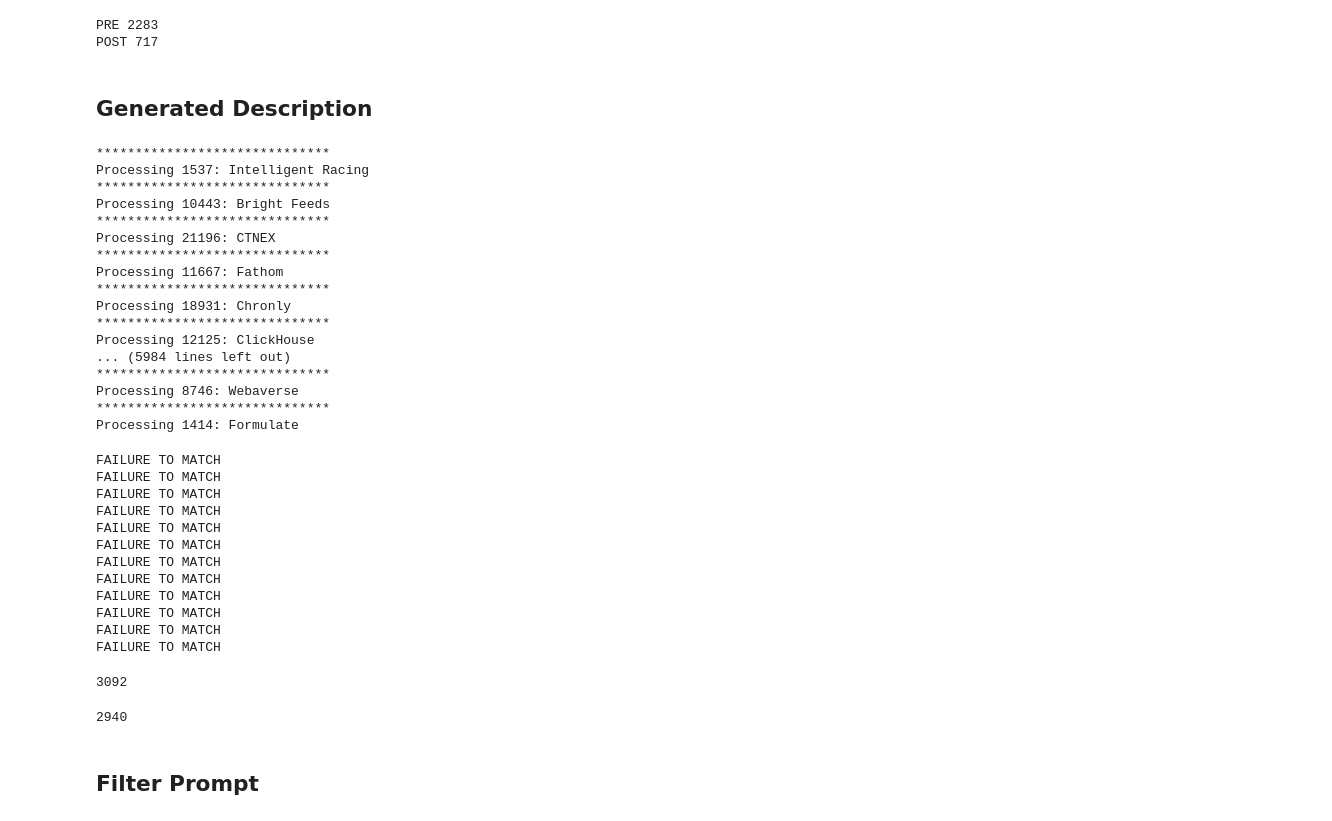
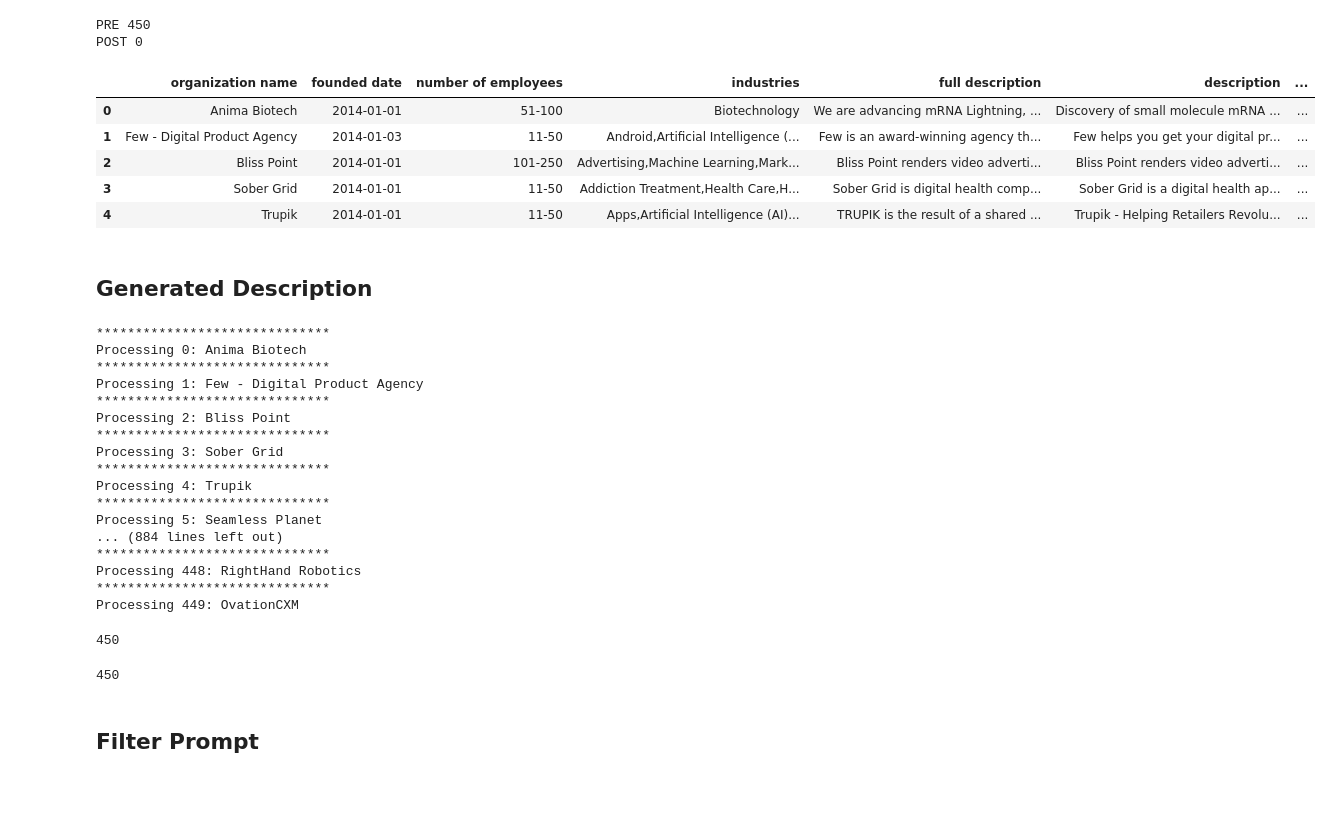
Before and after one commit to Julia-Susser/AI-Startup-Impact-on-US-Labor-Economy-via-Task-Automation, a Jupyter notebook: src/prompting.ipynb, the cells around one changed output. Cells and saved outputs as stored; diff of their text form; code cells hidden in the pictures; blank space fills up the shorter version.

```diff
--- a/src/prompting.ipynb
+++ b/src/prompting.ipynb
@@ -28,8 +28,8 @@ x_chat = chatGPT()
 x_gemini = gemini()
 # %%
 # df = pd.read_csv("../output/data/data_post_chat_gpt.csv",index_col=0)
-df = pd.read_csv("../output/data/data.csv",index_col=0)
-df = df[df["headquarters location"].str.contains("United States")]
+df = pd.read_csv("../output/data/2014-data.csv",index_col=0)
+# df = df[df["headquarters location"].str.contains("United States")]
 # df = df[pd.to_datetime(df['founded date'])<='11/30/2022']
 # %%
 len(df)
@@ -38,11 +38,11 @@ len(df)
 # %%
-df = df.sample(3000, random_state=2)
+df = df.sample(450, random_state=2).reset_index(drop=True)
 #[df["organization name"].isin(["AI Mavericks","AI Teaches Me from BAM Software Development","AI Virtual Staging"])]
 print("PRE", len(df[pd.to_datetime(df['founded date'])<='11/30/2022']))
 print("POST", len(df[pd.to_datetime(df['founded date'])>='11/30/2022']))
 # %% [output]
-PRE 2283
-POST 717
+PRE 450
+POST 0
 # %%
 generated_description_prompt = """
 Tell me about ${company}'s product.
@@ -344,6 +345,15 @@ class prompting():
                 await asyncio.sleep(20)
 
 prompting_class = prompting()
+# %%
+df.head()
+# %% [output]
+|  | organization name | founded date | number of employees | industries | full description | description | ... |
+| 0 | Anima Biotech | 2014-01-01 | 51-100 | Biotechnology | We are advancing mRNA Lightning, ... | Discovery of small molecule mRNA ... | ... |
+| 1 | Few - Digital Product Agency | 2014-01-03 | 11-50 | Android,Artificial Intelligence (... | Few is an award-winning agency th... | Few helps you get your digital pr... | ... |
+| 2 | Bliss Point | 2014-01-01 | 101-250 | Advertising,Machine Learning,Mark... | Bliss Point renders video adverti... | Bliss Point renders video adverti... | ... |
+| 3 | Sober Grid | 2014-01-01 | 11-50 | Addiction Treatment,Health Care,H... | Sober Grid is digital health comp... | Sober Grid is a digital health ap... | ... |
+| 4 | Trupik | 2014-01-01 | 11-50 | Apps,Artificial Intelligence (AI)... | TRUPIK is the result of a shared ... | Trupik - Helping Retailers Revolu... | ... |
 # %% [markdown]
 ## Generated Description
 # %%
@@ -357,22 +367,22 @@ async def main(df):
 df = asyncio.run(main(df))
 # %% [output]
 ******************************
-Processing 1537: Intelligent Racing
+Processing 0: Anima Biotech
 ******************************
-Processing 10443: Bright Feeds
+Processing 1: Few - Digital Product Agency
 ******************************
-Processing 21196: CTNEX
+Processing 2: Bliss Point
 ******************************
-Processing 11667: Fathom
+Processing 3: Sober Grid
 ******************************
-Processing 18931: Chronly
+Processing 4: Trupik
 ******************************
-Processing 12125: ClickHouse
-... (5984 lines left out)
+Processing 5: Seamless Planet
+... (884 lines left out)
 ******************************
-Processing 8746: Webaverse
+Processing 448: RightHand Robotics
 ******************************
-Processing 1414: Formulate
+Processing 449: OvationCXM
 # %%
 cols = ["generated_description", "generated_description_conf_interval", "generated_description_conf_interval_reasoning"]
 
@@ -406,19 +416,7 @@ results_df = pd.DataFrame(list(df.apply(lambda x: extract_data(x["generated_desc
 df = pd.concat([df, results_df],axis=1)
 len(df)
 # %% [output]
-FAILURE TO MATCH
-FAILURE TO MATCH
-FAILURE TO MATCH
-FAILURE TO MATCH
-FAILURE TO MATCH
-FAILURE TO MATCH
-FAILURE TO MATCH
-FAILURE TO MATCH
-FAILURE TO MATCH
-FAILURE TO MATCH
-FAILURE TO MATCH
-FAILURE TO MATCH
+450
-3092
 # %%
 # df = pd.read_csv("../output/df_with_generated_description.csv", index_col=0).reset_index(drop=True)
 # len(df)
@@ -428,7 +426,7 @@ df = df.drop_duplicates(subset=['organization name'], keep='first')
 df = df.reset_index(drop=True)
 len(df)
 # %% [output]
-2940
+450
 # %% [markdown]
 ## Filter Prompt
 # %%
```
Also changed, not shown: parts of 15 cells of this notebook, 7 other files.
